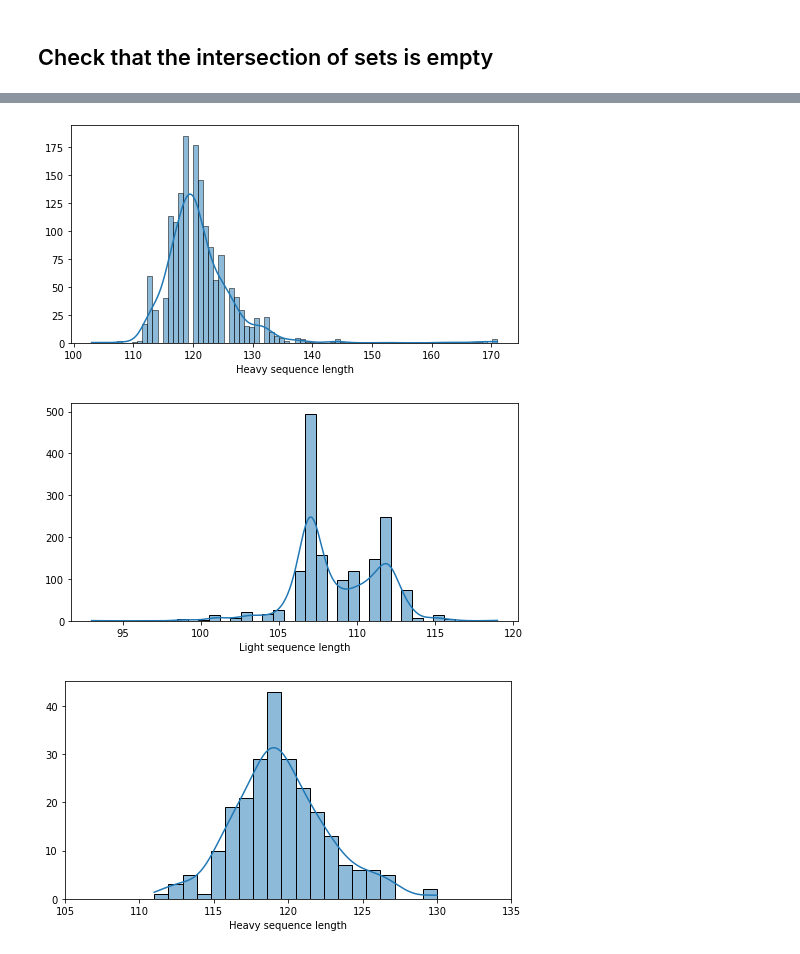
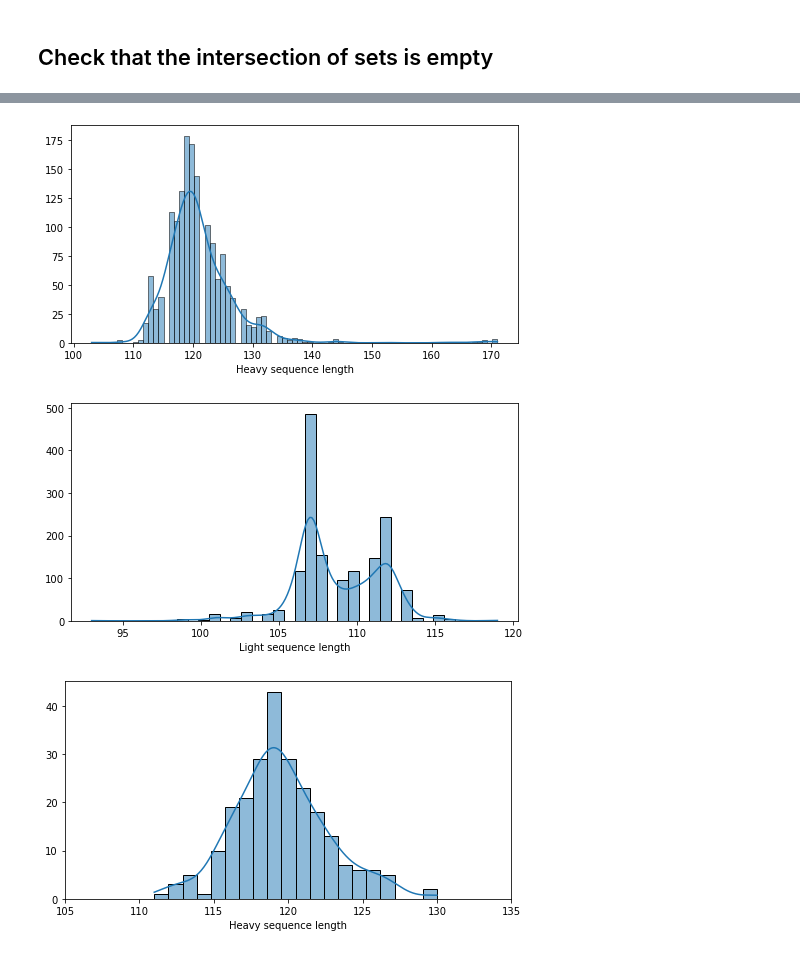
Before and after one commit to kvetab/di-pred, a Jupyter notebook: notebooks/data_processing/04-data-split-deduplicated.ipynb, the cells around one changed output, grey strips where cells are left out. Drawn from its saved outputs; the diff is of its cells as text; code cells hidden in the pictures.

```diff
--- a/notebooks/data_processing/04-data-split-deduplicated.ipynb
+++ b/notebooks/data_processing/04-data-split-deduplicated.ipynb
@@ -327,4 +343,2 @@ seeds = [13, 19, 27, 38, 42]
-# %%
-chen_data = chen_data.merge(clusters.rename("cluster"), left_index=True, right_index=True)
 # %%
 for seed in seeds:
@@ -482,5 +426,4 @@ Name: Y, dtype: int64
 # %%
-chen_all = pd.concat([chen_train, chen_valid, chen_test])
-chen_all["heavy_length"] = chen_all["heavy"].str.len()
-chen_all["light_length"] = chen_all["light"].str.len()
+chen_data["heavy_length"] = chen_data["heavy"].str.len()
+chen_data["light_length"] = chen_data["light"].str.len()
 # %%
@@ -502,19 +438,19 @@ chen_all
 # %%
 plt.figure(figsize=(8, 4))
-ax = sns.histplot(data=chen_all, x="heavy_length", kde=True)
+ax = sns.histplot(data=chen_data, x="heavy_length", kde=True)
 ax.set(xlabel='Heavy sequence length', ylabel='')
 plt.savefig(path.join(DATA_DIR, "images/sequence_lengths_heavy.png"))
 plt.show()
 # %% [output]
-[figure, old version]
+[figure, new version]
 # %%
 plt.figure(figsize=(8, 4))
-ax = sns.histplot(data=chen_all, x="light_length", kde=True)
+ax = sns.histplot(data=chen_data, x="light_length", kde=True)
 ax.set(xlabel='Light sequence length', ylabel='')
 plt.savefig(path.join(DATA_DIR, "images/sequence_lengths_light.png"))
 plt.show()
 # %% [output]
-[figure, old version]
+[figure, new version]
 # %%
 tap_data["heavy_length"] = tap_data["heavy"].str.len().astype(int)
 tap_data["light_length"] = tap_data["light"].str.len()
```
Also changed, not shown: parts of 72 cells of this notebook.
